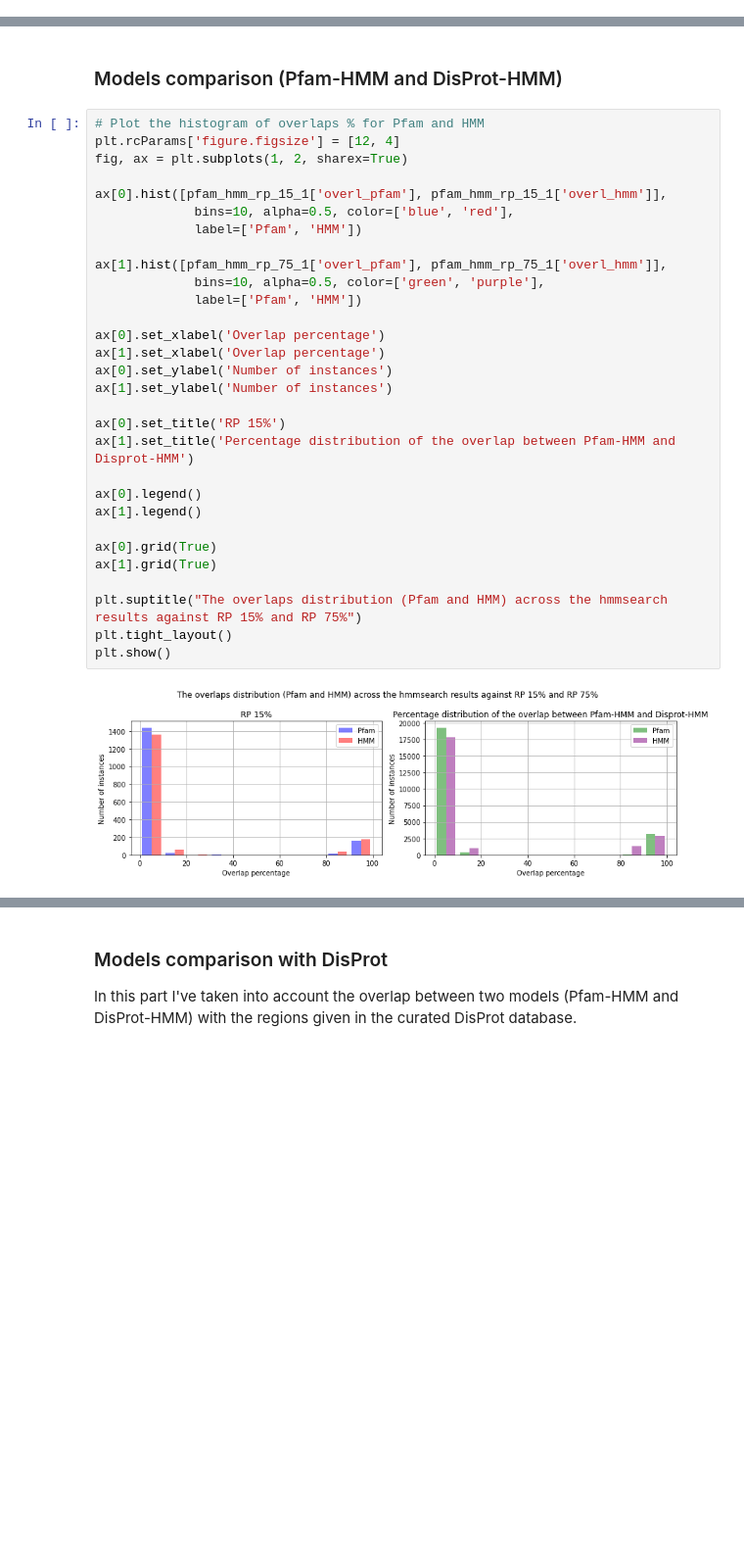
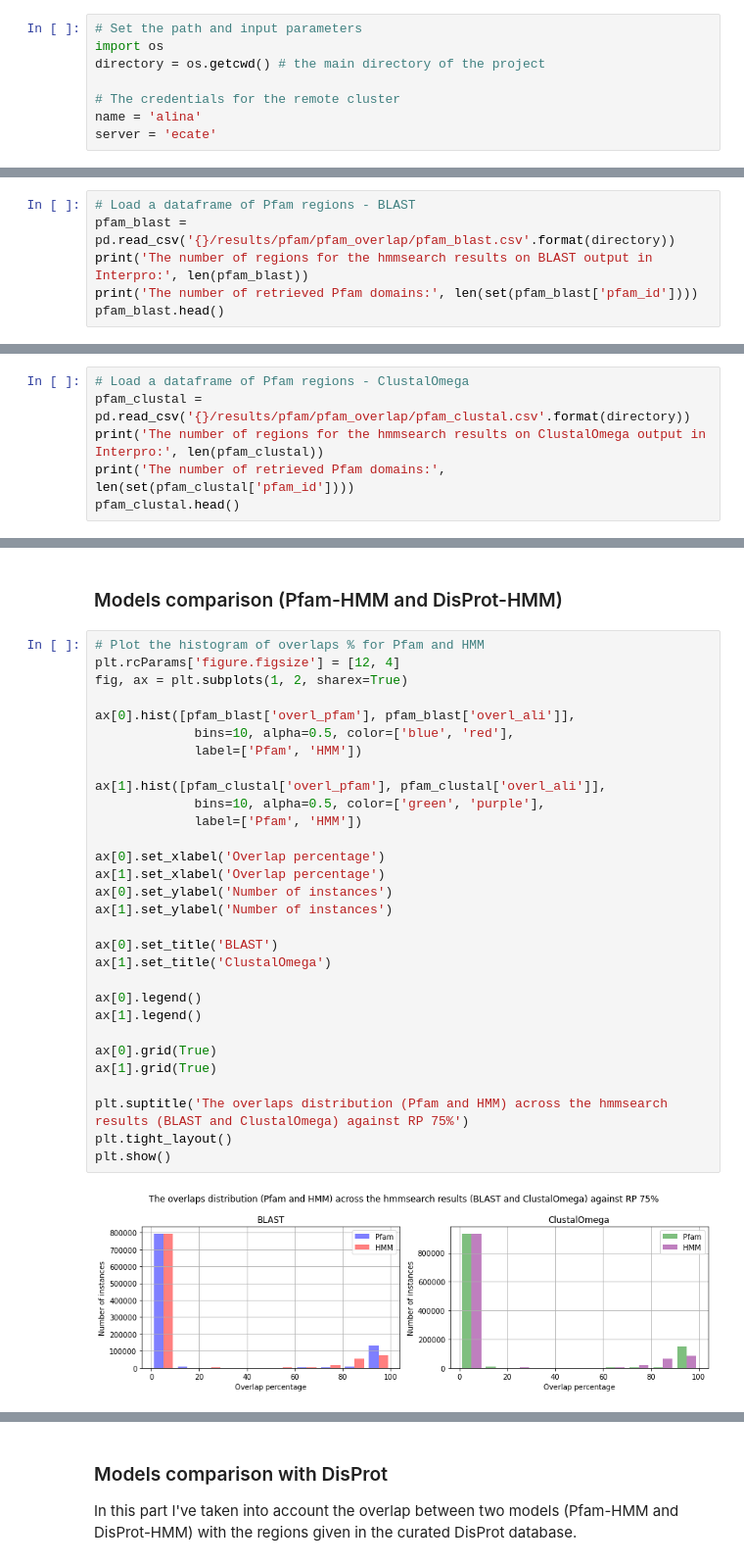
Before and after one commit to AlyaHarvelle/HMMER, a Jupyter notebook: hmm_analysis.ipynb, the cells around one changed output, grey strips where cells are left out. Shown at 98% size. Cells and saved outputs as stored; diff of their text form; blank space fills up the shorter version.

```diff
--- a/hmm_analysis.ipynb
+++ b/hmm_analysis.ipynb
@@ -0,0 +1,8 @@
+# %%
+# Set the path and input parameters
+import os
+directory = os.getcwd() # the main directory of the project
+
+# The credentials for the remote cluster
+name = 'alina'
+server = 'ecate'
@@ -161,0 +120,6 @@ pfam_hmm_rp_75_1.head()
+# %%
+# Load a dataframe of Pfam regions - BLAST
+pfam_blast = pd.read_csv('{}/results/pfam/pfam_overlap/pfam_blast.csv'.format(directory))
+print('The number of regions for the hmmsearch results on BLAST output in Interpro:', len(pfam_blast))
+print('The number of retrieved Pfam domains:', len(set(pfam_blast['pfam_id'])))
+pfam_blast.head()
@@ -161,0 +136,6 @@ pfam_hmm_rp_75_1.head()
+# %%
+# Load a dataframe of Pfam regions - ClustalOmega
+pfam_clustal = pd.read_csv('{}/results/pfam/pfam_overlap/pfam_clustal.csv'.format(directory))
+print('The number of regions for the hmmsearch results on ClustalOmega output in Interpro:', len(pfam_clustal))
+print('The number of retrieved Pfam domains:', len(set(pfam_clustal['pfam_id'])))
+pfam_clustal.head()
@@ -164,32 +154,32 @@ pfam_hmm_rp_75_1.head()
 # %%
 # Plot the histogram of overlaps % for Pfam and HMM
 plt.rcParams['figure.figsize'] = [12, 4]
 fig, ax = plt.subplots(1, 2, sharex=True)
 
-ax[0].hist([pfam_hmm_rp_15_1['overl_pfam'], pfam_hmm_rp_15_1['overl_hmm']],
+ax[0].hist([pfam_blast['overl_pfam'], pfam_blast['overl_ali']],
              bins=10, alpha=0.5, color=['blue', 'red'],
              label=['Pfam', 'HMM'])
 
-ax[1].hist([pfam_hmm_rp_75_1['overl_pfam'], pfam_hmm_rp_75_1['overl_hmm']],
+ax[1].hist([pfam_clustal['overl_pfam'], pfam_clustal['overl_ali']],
              bins=10, alpha=0.5, color=['green', 'purple'],
              label=['Pfam', 'HMM'])
 
 ax[0].set_xlabel('Overlap percentage')
 ax[1].set_xlabel('Overlap percentage')
 ax[0].set_ylabel('Number of instances')
 ax[1].set_ylabel('Number of instances')
 
-ax[0].set_title('RP 15%')
-ax[1].set_title('Percentage distribution of the overlap between Pfam-HMM and Disprot-HMM')
+ax[0].set_title('BLAST')
+ax[1].set_title('ClustalOmega')
 
 ax[0].legend()
 ax[1].legend()
 
 ax[0].grid(True)
 ax[1].grid(True)
 
-plt.suptitle("The overlaps distribution (Pfam and HMM) across the hmmsearch results against RP 15% and RP 75%")
+plt.suptitle('The overlaps distribution (Pfam and HMM) across the hmmsearch results (BLAST and ClustalOmega) against RP 75%')
 plt.tight_layout()
 plt.show()
 # %% [output]
-[figure, old version]
+[figure, new version]
```
Also changed, not shown: parts of 42 cells of this notebook.
